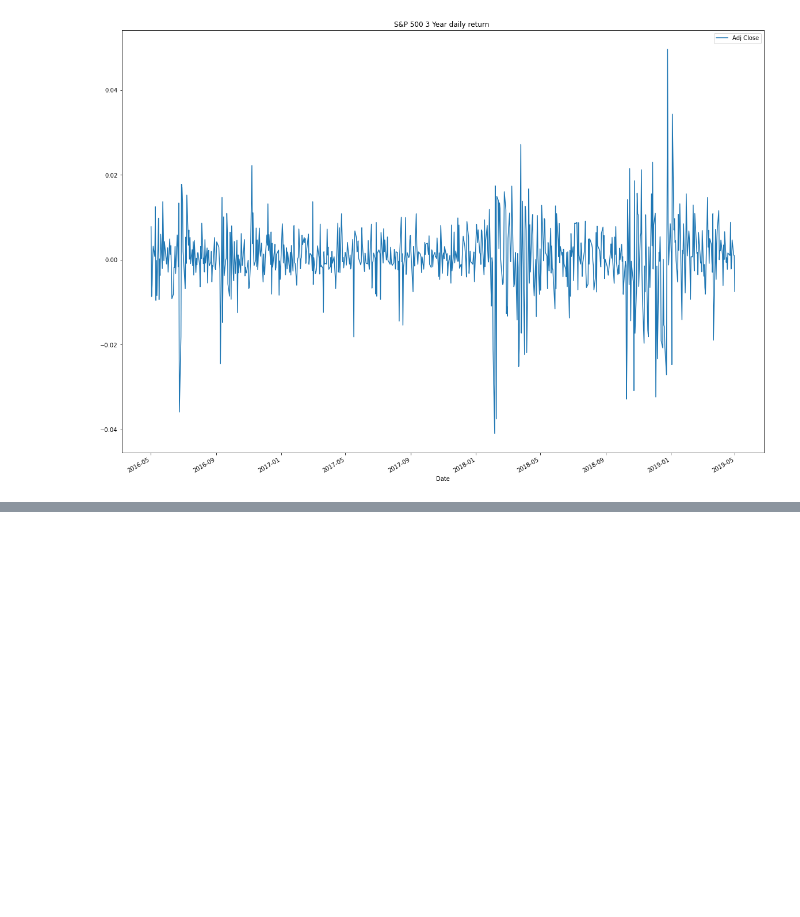
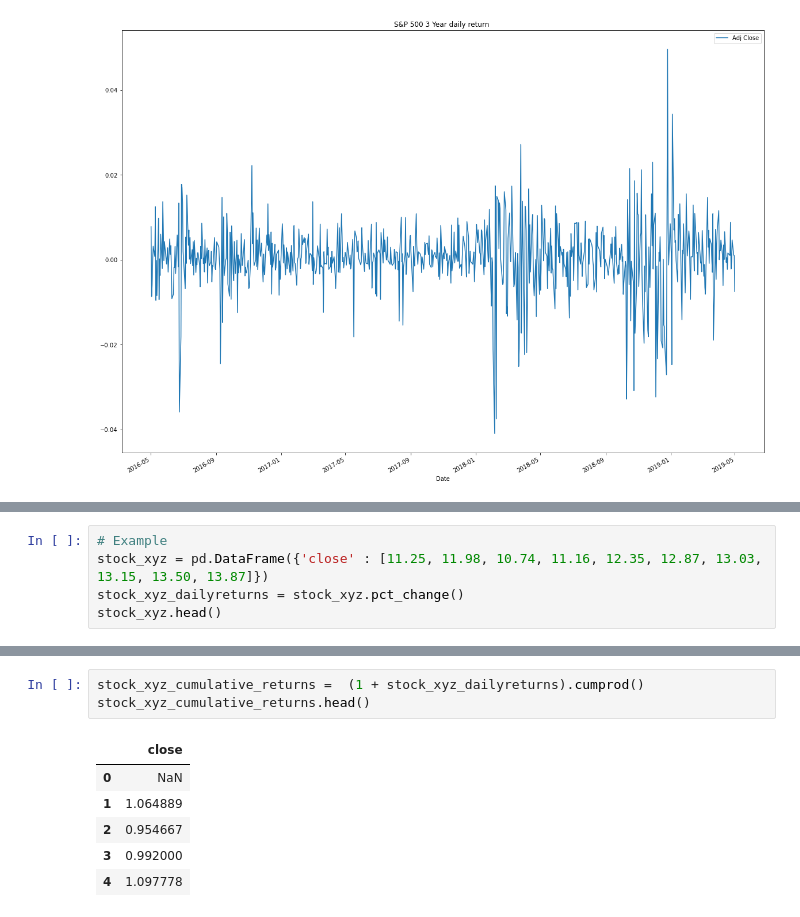
Before and after one commit to carlosmpr/fintech, a Jupyter notebook: module4/Module4.ipynb, the cells around one changed output, grey strips where cells are left out. Cells and saved outputs as stored; diff of their text form; blank space fills up the shorter version.

```diff
--- a/module4/Module4.ipynb
+++ b/module4/Module4.ipynb
@@ -201,0 +213,5 @@ daily_returns_3_year.plot(figsize=(20,15), title="S&P 500 3 Year daily return ")
+# %%
+# Example
+stock_xyz = pd.DataFrame({'close' : [11.25, 11.98, 10.74, 11.16, 12.35, 12.87, 13.03, 13.15, 13.50, 13.87]})
+stock_xyz_dailyreturns = stock_xyz.pct_change()
+stock_xyz.head()
@@ -201,0 +225,10 @@ daily_returns_3_year.plot(figsize=(20,15), title="S&P 500 3 Year daily return ")
+# %%
+stock_xyz_cumulative_returns =  (1 + stock_xyz_dailyreturns).cumprod()
+stock_xyz_cumulative_returns.head()
+# %% [output]
+|  | close |
+| 0 | NaN |
+| 1 | 1.064889 |
+| 2 | 0.954667 |
+| 3 | 0.992000 |
+| 4 | 1.097778 |
```
Also changed, not shown: parts of 5 cells of this notebook, 6 other files.
